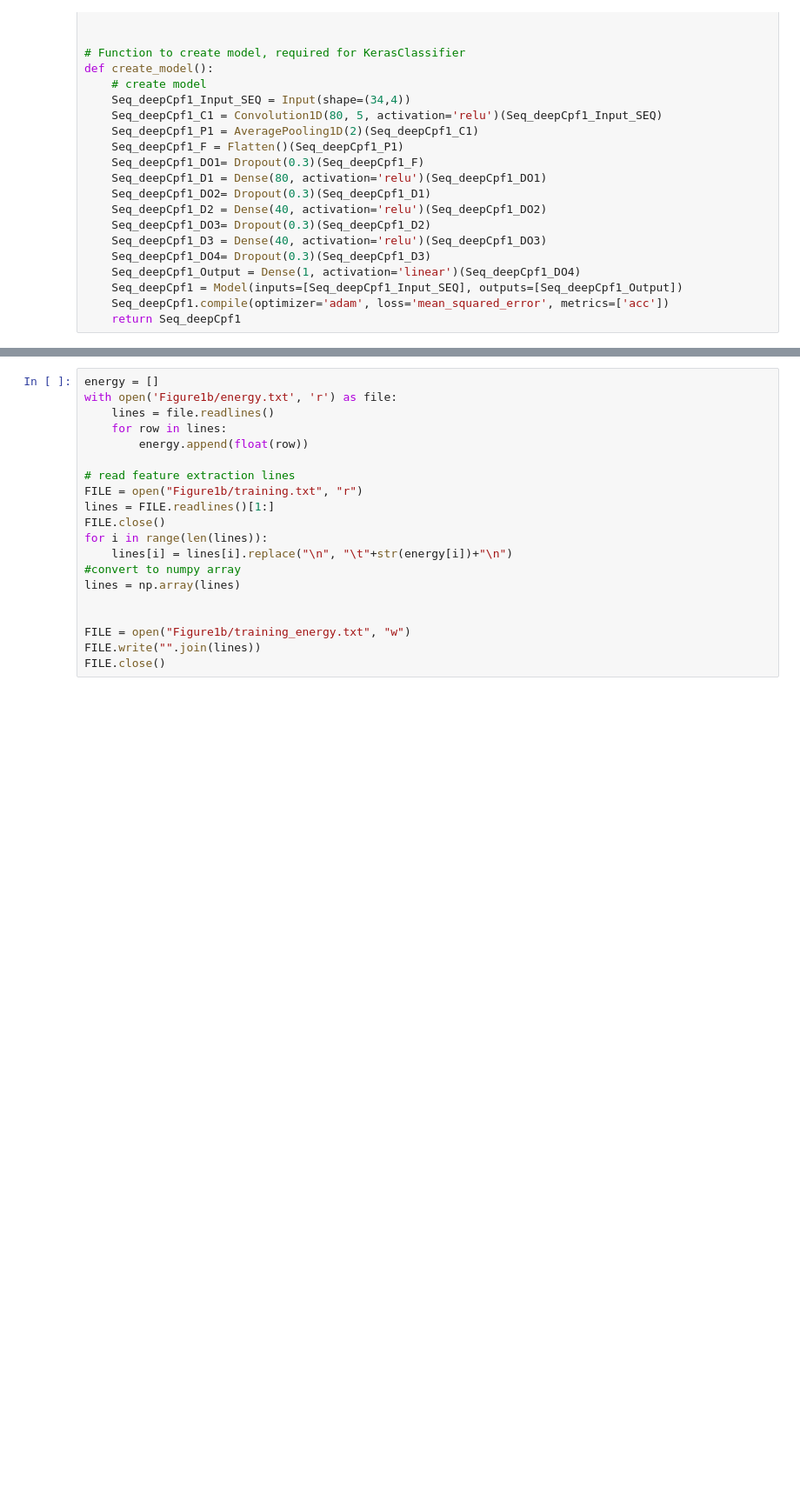
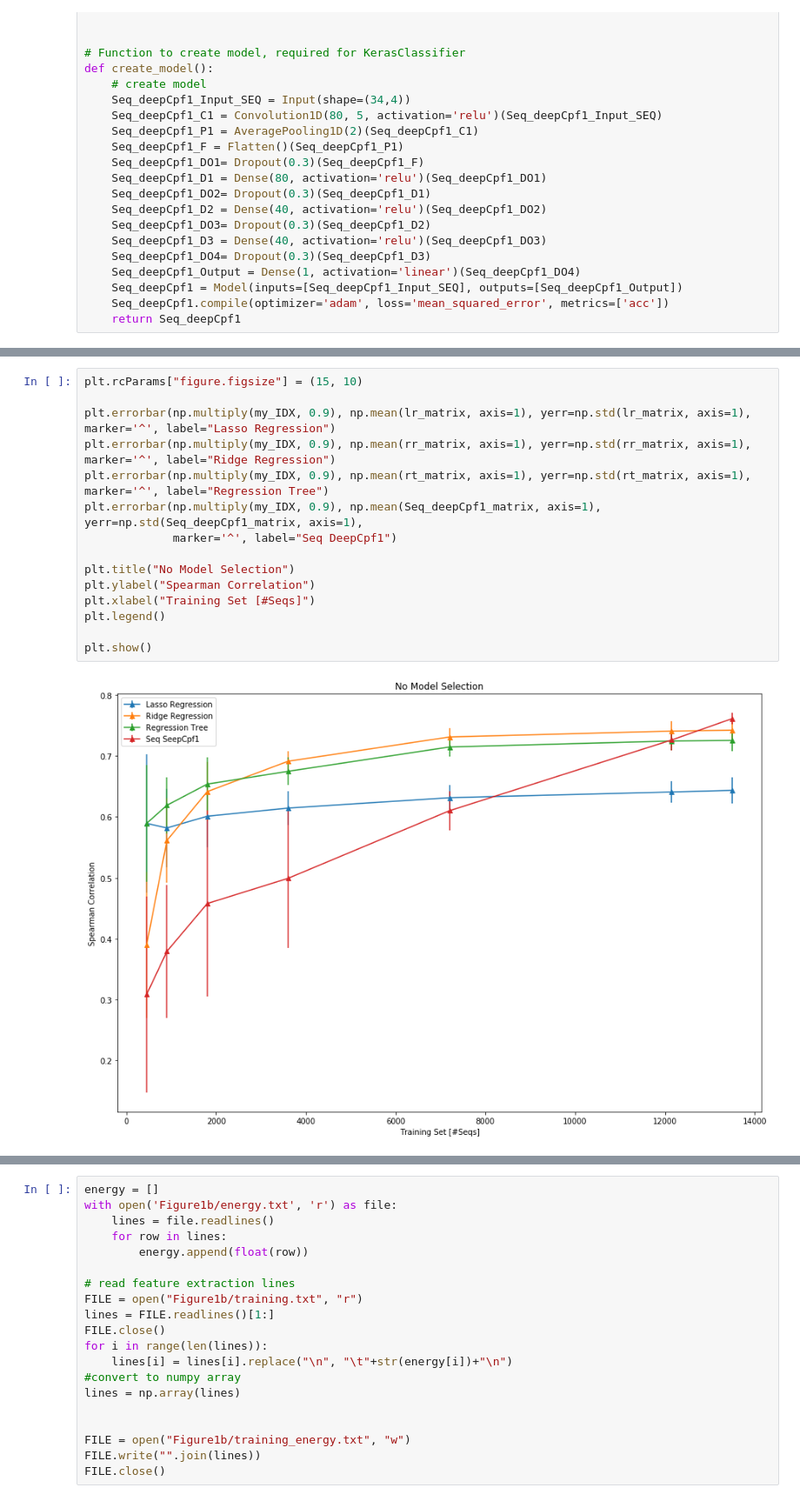
Before and after one commit to sproft/DeepCpf1, a Jupyter notebook: Figure1b/Figure1b.ipynb, the cells around one changed output, grey strips where cells are left out. Shown at 87% size. Drawn from its saved outputs; the diff is of its cells as text; blank space fills up the shorter version.

```diff
--- a/Figure1b/Figure1b.ipynb
+++ b/Figure1b/Figure1b.ipynb
@@ -323,3 +330,20 @@ Running Fold 7 / 10
 Running Fold 8 / 10
 Running Fold 9 / 10
 Running Fold 10 / 10
+# %%
+plt.rcParams["figure.figsize"] = (15, 10)
+
+plt.errorbar(np.multiply(my_IDX, 0.9), np.mean(lr_matrix, axis=1), yerr=np.std(lr_matrix, axis=1), marker='^', label="Lasso Regression")
+plt.errorbar(np.multiply(my_IDX, 0.9), np.mean(rr_matrix, axis=1), yerr=np.std(rr_matrix, axis=1), marker='^', label="Ridge Regression")
+plt.errorbar(np.multiply(my_IDX, 0.9), np.mean(rt_matrix, axis=1), yerr=np.std(rt_matrix, axis=1), marker='^', label="Regression Tree")
+plt.errorbar(np.multiply(my_IDX, 0.9), np.mean(Seq_deepCpf1_matrix, axis=1), yerr=np.std(Seq_deepCpf1_matrix, axis=1),
+             marker='^', label="Seq DeepCpf1")
+
+plt.title("No Model Selection")
+plt.ylabel("Spearman Correlation")
+plt.xlabel("Training Set [#Seqs]")
+plt.legend()
+
+plt.show()
+# %% [output]
+[figure, added]
```
Also changed, not shown: parts of 9 cells of this notebook, 1 other file.
